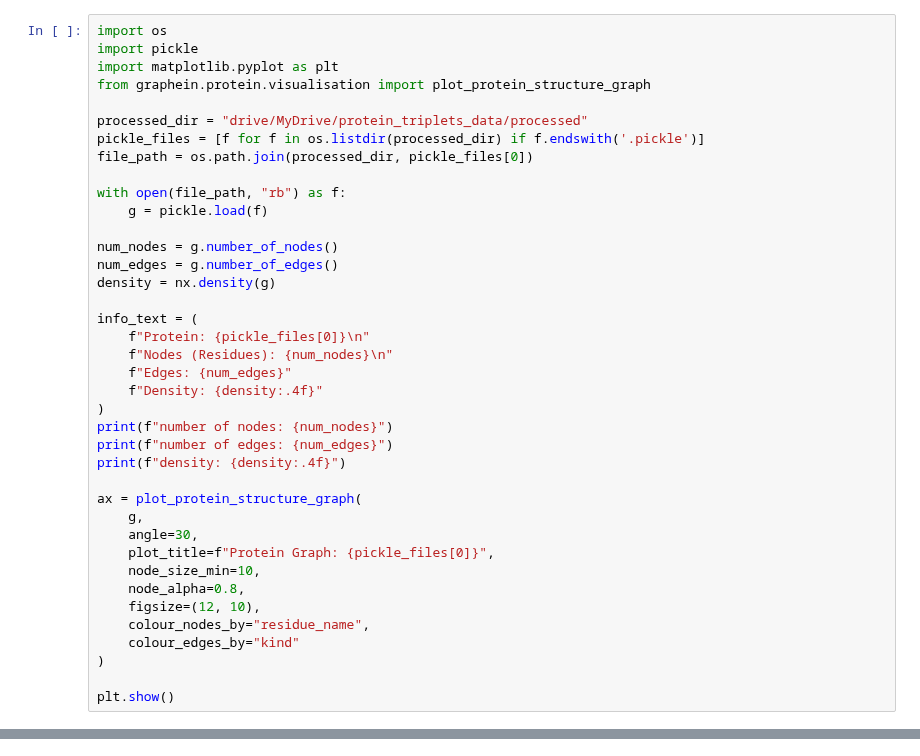
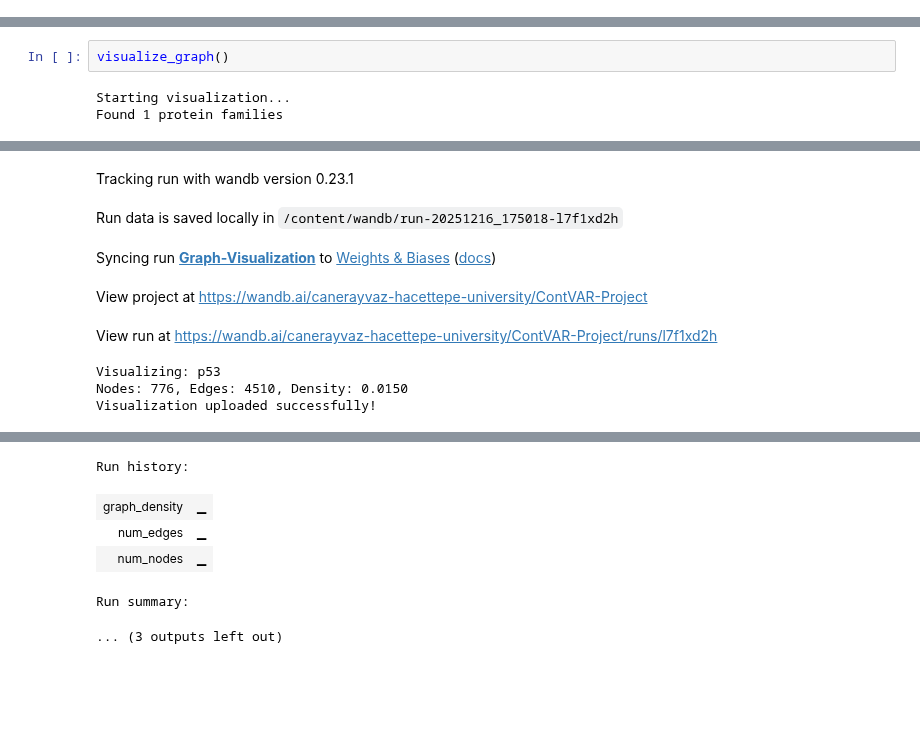
Before and after one commit to HUBioDataLab/ContVAR, a Jupyter notebook: contvar_v0.ipynb, the cells around one changed output, grey strips where cells are left out. Drawn from its saved outputs; the diff is of its cells as text; blank space fills up the shorter version.

Commit message:
Add wandb library

```diff
--- a/contvar_v0.ipynb
+++ b/contvar_v0.ipynb
@@ -779,39 +660,0 @@ Epoch 50/50 | Loss: 0.4960
-# %%
-import os
-import pickle
-import matplotlib.pyplot as plt
-from graphein.protein.visualisation import plot_protein_structure_graph
-
-processed_dir = "drive/MyDrive/protein_triplets_data/processed"
-pickle_files = [f for f in os.listdir(processed_dir) if f.endswith('.pickle')]
-file_path = os.path.join(processed_dir, pickle_files[0])
-
-with open(file_path, "rb") as f:
-    g = pickle.load(f)
-
-num_nodes = g.number_of_nodes()
-num_edges = g.number_of_edges()
-density = nx.density(g)
-
-info_text = (
-    f"Protein: {pickle_files[0]}\n"
-    f"Nodes (Residues): {num_nodes}\n"
-    f"Edges: {num_edges}"
-    f"Density: {density:.4f}"
-)
-print(f"number of nodes: {num_nodes}")
-print(f"number of edges: {num_edges}")
-print(f"density: {density:.4f}")
-
-ax = plot_protein_structure_graph(
-    g,
-    angle=30,
-    plot_title=f"Protein Graph: {pickle_files[0]}",
-    node_size_min=10,
-    node_alpha=0.8,
-    figsize=(12, 10),
-    colour_nodes_by="residue_name",
-    colour_edges_by="kind"
-)
-
-plt.show()
@@ -822,0 +785,5 @@ density: 0.0150
+# %%
+visualize_graph()
+# %% [output]
+Starting visualization...
+Found 1 protein families
@@ -822,0 +791,8 @@ density: 0.0150
+Tracking run with wandb version 0.23.1
+Run data is saved locally in /content/wandb/run-20251216_175018-l7f1xd2h
+Syncing run Graph-Visualization to Weights & Biases (docs)
+View project at https://wandb.ai/canerayvaz-hacettepe-university/ContVAR-Project
+View run at https://wandb.ai/canerayvaz-hacettepe-university/ContVAR-Project/runs/l7f1xd2h
+Visualizing: p53
+Nodes: 776, Edges: 4510, Density: 0.0150
+Visualization uploaded successfully!
@@ -822,0 +800,6 @@ density: 0.0150
+Run history:
+| graph_density | ▁ |
+| num_edges | ▁ |
+| num_nodes | ▁ |
+Run summary:
+... (3 outputs left out)
```
Also changed, not shown: parts of 20 cells of this notebook.
